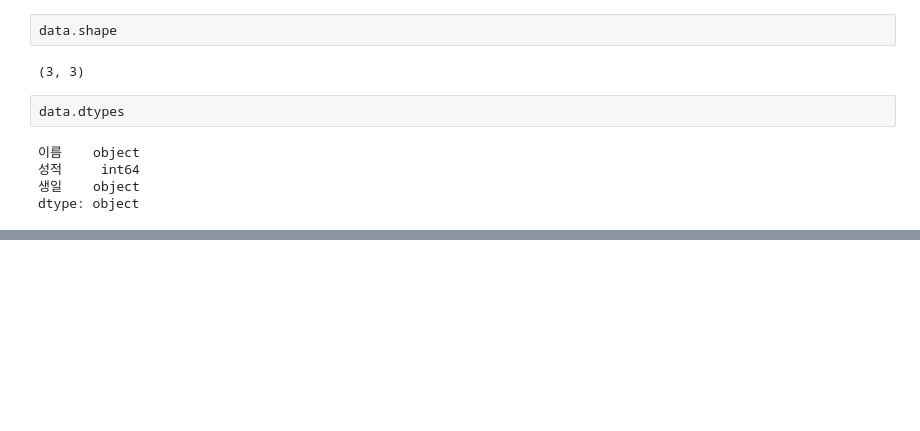
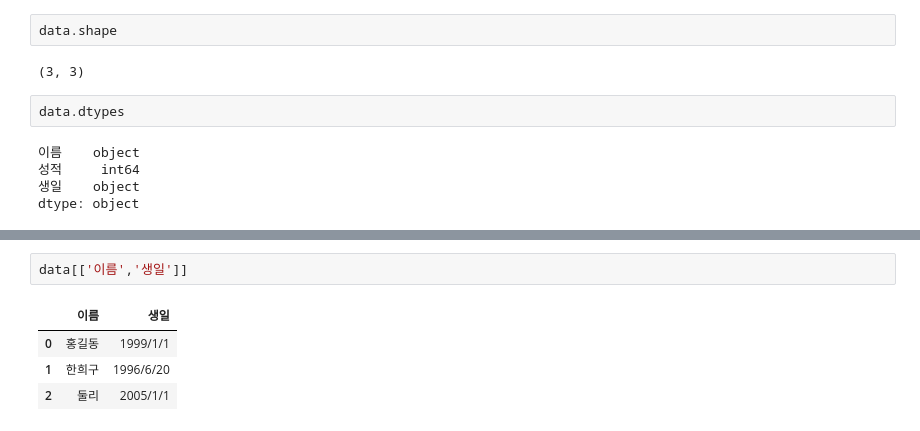
Before and after one commit to Heegu-han/AI, a Jupyter notebook: day_11/day_11.ipynb, the cells around one changed output, grey strips where cells are left out. Cells and saved outputs as stored; diff of their text form; blank space fills up the shorter version.

```diff
--- a/day_11/day_11.ipynb
+++ b/day_11/day_11.ipynb
@@ -250,0 +283,7 @@ dtype: object
+# %%
+data[['이름','생일']]
+# %% [output]
+|  | 이름 | 생일 |
+| 0 | 홍길동 | 1999/1/1 |
+| 1 | 한희구 | 1996/6/20 |
+| 2 | 둘리 | 2005/1/1 |
```
Also changed, not shown: parts of 3 cells of this notebook.
